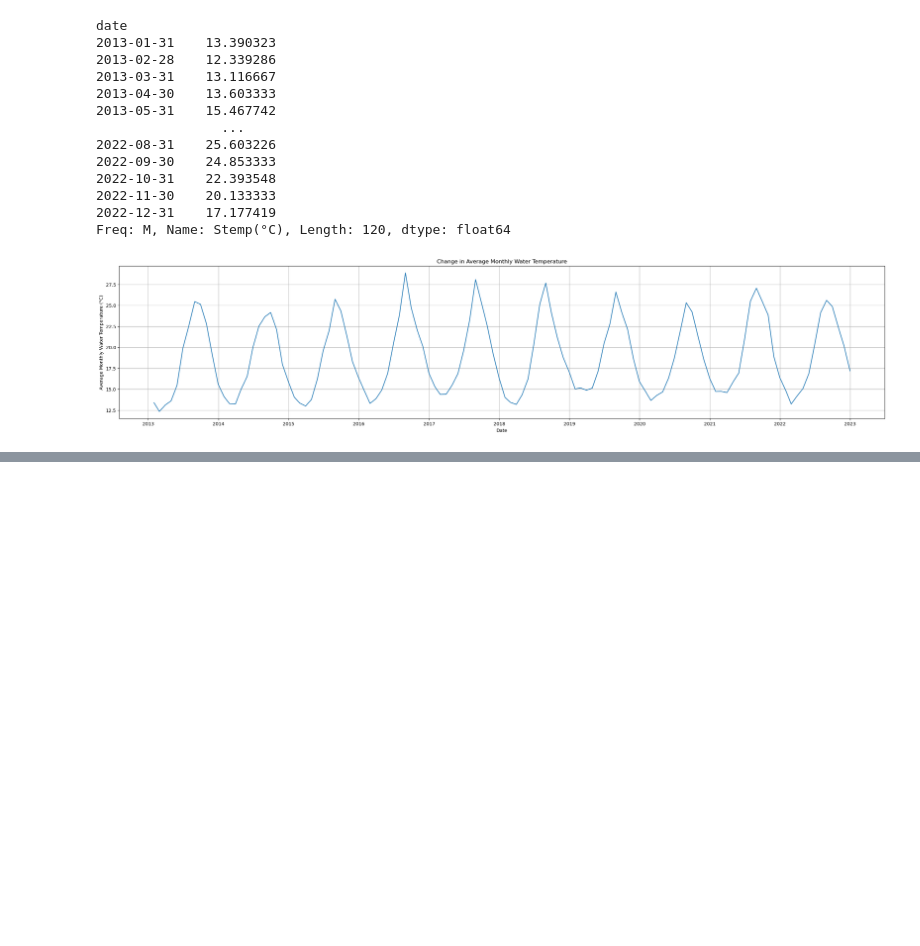
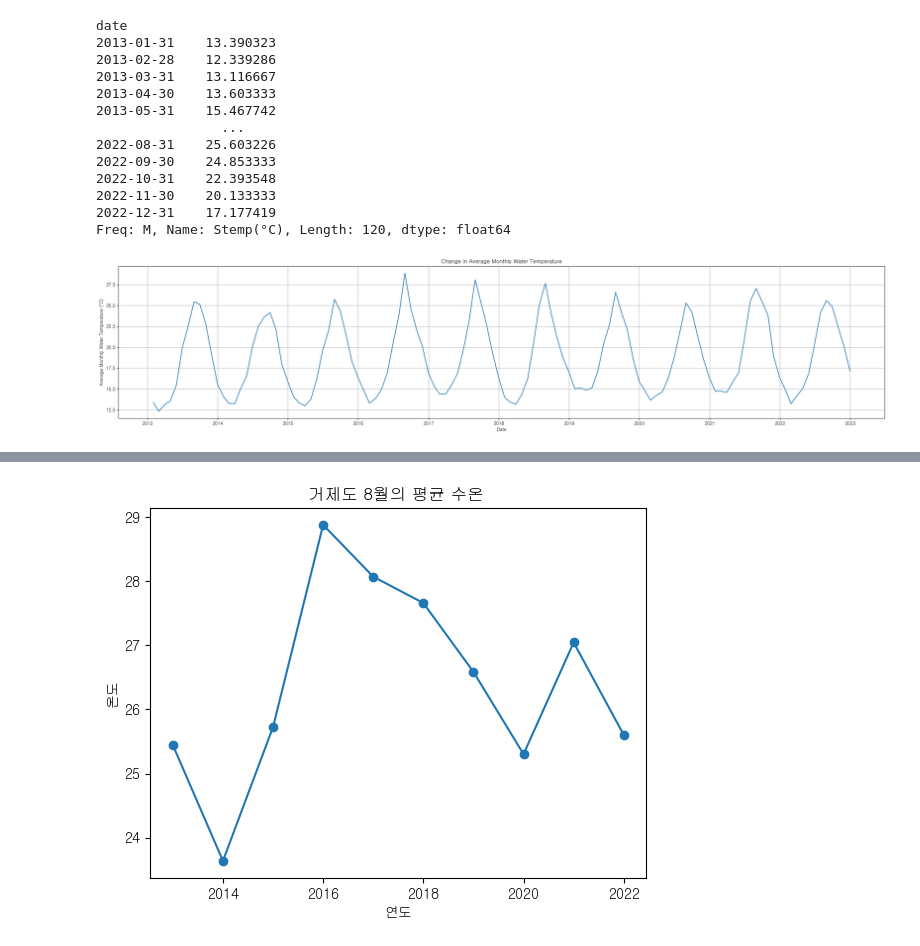
Before and after one commit to eshehh/K1109_Py_Class_Lab, a Jupyter notebook: testpyt/0526_거제도_수온.ipynb, the cells around one changed output, grey strips where cells are left out. Drawn from its saved outputs; the diff is of its cells as text; code cells hidden in the pictures; blank space fills up the shorter version.

```diff
--- a/testpyt/0526_거제도_수온.ipynb
+++ b/testpyt/0526_거제도_수온.ipynb
@@ -166,3 +170,26 @@ plt.show()
+# %%
+import matplotlib.pyplot as plt
+
+# Define the specific month you want to plot
+target_month = 8  # August
+
+# Filter the data for the specific month
+specific_month_data = df[df.index.month == target_month]
+
+# Group by year and calculate the average temperature
+yearly_avg_specific_month = specific_month_data.groupby(specific_month_data.index.year)['Stemp(°C)'].mean()
+
+# Extract the month from the target month
+month_number = specific_month_data.index.month.unique()[0]
+
+# Plot the average monthly water temperature for the specific month
+yearly_avg_specific_month.plot(marker='o', linestyle='-')
+plt.xlabel('연도')
+plt.ylabel('온도')
+plt.title(f'거제도 {month_number}월의 평균 수온 ')
+plt.show()
+# %% [output]
+[figure, added]
 # %%
 # Define the specific month you want to plot
 target_month = 8 # August
```
Also changed, not shown: parts of 12 cells of this notebook, 7 other files.
